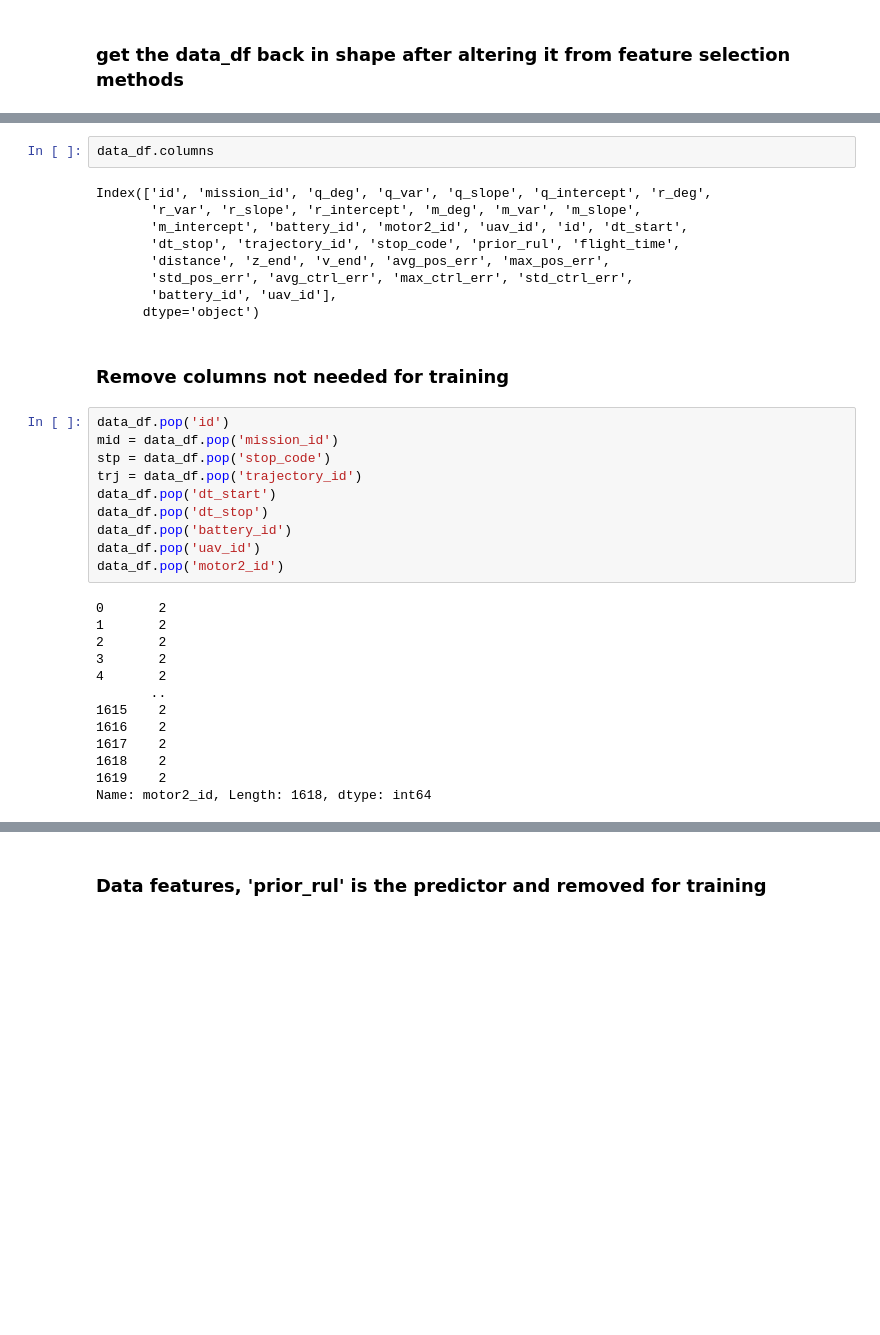
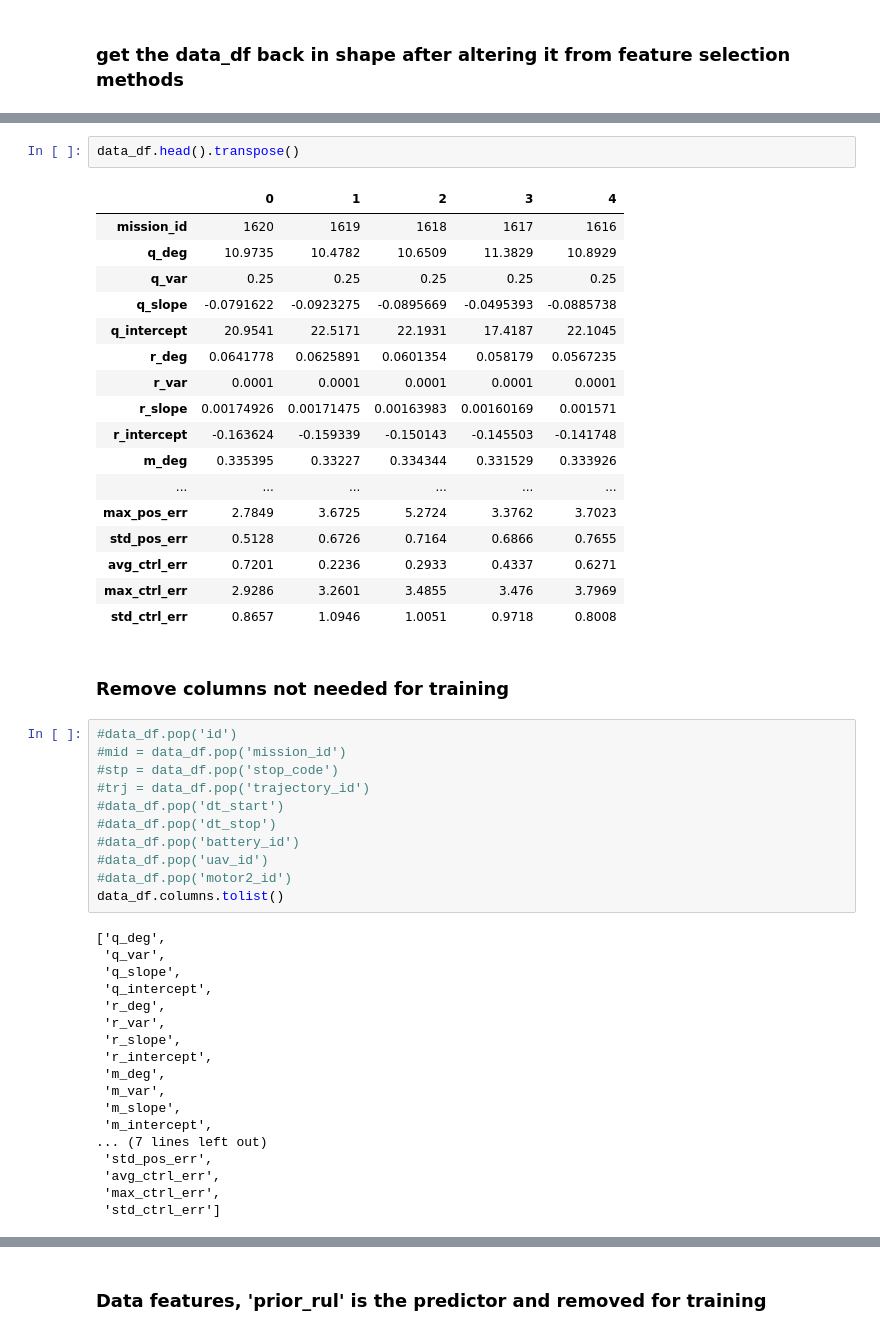
Before and after one commit to darrahts/uavTestbed, a Jupyter notebook: sql/data_analysis.ipynb, the cells around one changed output, grey strips where cells are left out. Saved outputs shown, nothing was run; the diff lists cells and outputs as text; blank space fills up the shorter version.

```diff
--- a/sql/data_analysis.ipynb
+++ b/sql/data_analysis.ipynb
@@ -1074,39 +1121,54 @@ data_df.head()
 # %%
-data_df.columns
+data_df.head().transpose()
 # %% [output]
-Index(['id', 'mission_id', 'q_deg', 'q_var', 'q_slope', 'q_intercept', 'r_deg',
-       'r_var', 'r_slope', 'r_intercept', 'm_deg', 'm_var', 'm_slope',
-       'm_intercept', 'battery_id', 'motor2_id', 'uav_id', 'id', 'dt_start',
-       'dt_stop', 'trajectory_id', 'stop_code', 'prior_rul', 'flight_time',
-       'distance', 'z_end', 'v_end', 'avg_pos_err', 'max_pos_err',
-       'std_pos_err', 'avg_ctrl_err', 'max_ctrl_err', 'std_ctrl_err',
-       'battery_id', 'uav_id'],
-      dtype='object')
+|  | 0 | 1 | 2 | 3 | 4 |
+| mission_id | 1620 | 1619 | 1618 | 1617 | 1616 |
+| q_deg | 10.9735 | 10.4782 | 10.6509 | 11.3829 | 10.8929 |
+| q_var | 0.25 | 0.25 | 0.25 | 0.25 | 0.25 |
+| q_slope | -0.0791622 | -0.0923275 | -0.0895669 | -0.0495393 | -0.0885738 |
+| q_intercept | 20.9541 | 22.5171 | 22.1931 | 17.4187 | 22.1045 |
+| r_deg | 0.0641778 | 0.0625891 | 0.0601354 | 0.058179 | 0.0567235 |
+| r_var | 0.0001 | 0.0001 | 0.0001 | 0.0001 | 0.0001 |
+| r_slope | 0.00174926 | 0.00171475 | 0.00163983 | 0.00160169 | 0.001571 |
+| r_intercept | -0.163624 | -0.159339 | -0.150143 | -0.145503 | -0.141748 |
+| m_deg | 0.335395 | 0.33227 | 0.334344 | 0.331529 | 0.333926 |
+| ... | ... | ... | ... | ... | ... |
+| max_pos_err | 2.7849 | 3.6725 | 5.2724 | 3.3762 | 3.7023 |
+| std_pos_err | 0.5128 | 0.6726 | 0.7164 | 0.6866 | 0.7655 |
+| avg_ctrl_err | 0.7201 | 0.2236 | 0.2933 | 0.4337 | 0.6271 |
+| max_ctrl_err | 2.9286 | 3.2601 | 3.4855 | 3.476 | 3.7969 |
+| std_ctrl_err | 0.8657 | 1.0946 | 1.0051 | 0.9718 | 0.8008 |
 # %% [markdown]
 ### Remove columns not needed for training
 # %%
-data_df.pop('id')
-mid = data_df.pop('mission_id')
-stp = data_df.pop('stop_code')
-trj = data_df.pop('trajectory_id')
-data_df.pop('dt_start')
-data_df.pop('dt_stop')
-data_df.pop('battery_id')
-data_df.pop('uav_id')
-data_df.pop('motor2_id')
+#data_df.pop('id')
+#mid = data_df.pop('mission_id')
+#stp = data_df.pop('stop_code')
+#trj = data_df.pop('trajectory_id')
+#data_df.pop('dt_start')
+#data_df.pop('dt_stop')
+#data_df.pop('battery_id')
+#data_df.pop('uav_id')
+#data_df.pop('motor2_id')
+data_df.columns.tolist()
 # %% [output]
-0       2
-1       2
-2       2
-3       2
-4       2
-       ..
-1615    2
-1616    2
-1617    2
-1618    2
-1619    2
-Name: motor2_id, Length: 1618, dtype: int64
+['q_deg',
+ 'q_var',
+ 'q_slope',
+ 'q_intercept',
+ 'r_deg',
+ 'r_var',
+ 'r_slope',
+ 'r_intercept',
+ 'm_deg',
+ 'm_var',
+ 'm_slope',
+ 'm_intercept',
+... (7 lines left out)
+ 'std_pos_err',
+ 'avg_ctrl_err',
+ 'max_ctrl_err',
+ 'std_ctrl_err']
 # %%
 train_df = data_df.sample(frac=.8, random_state=tf.random.uniform(shape=[], minval=0, maxval=9999, dtype='int32').numpy())
 train_mid = mid.loc[train_df.index]
```
Also changed, not shown: parts of 27 cells of this notebook, 8 other files.
